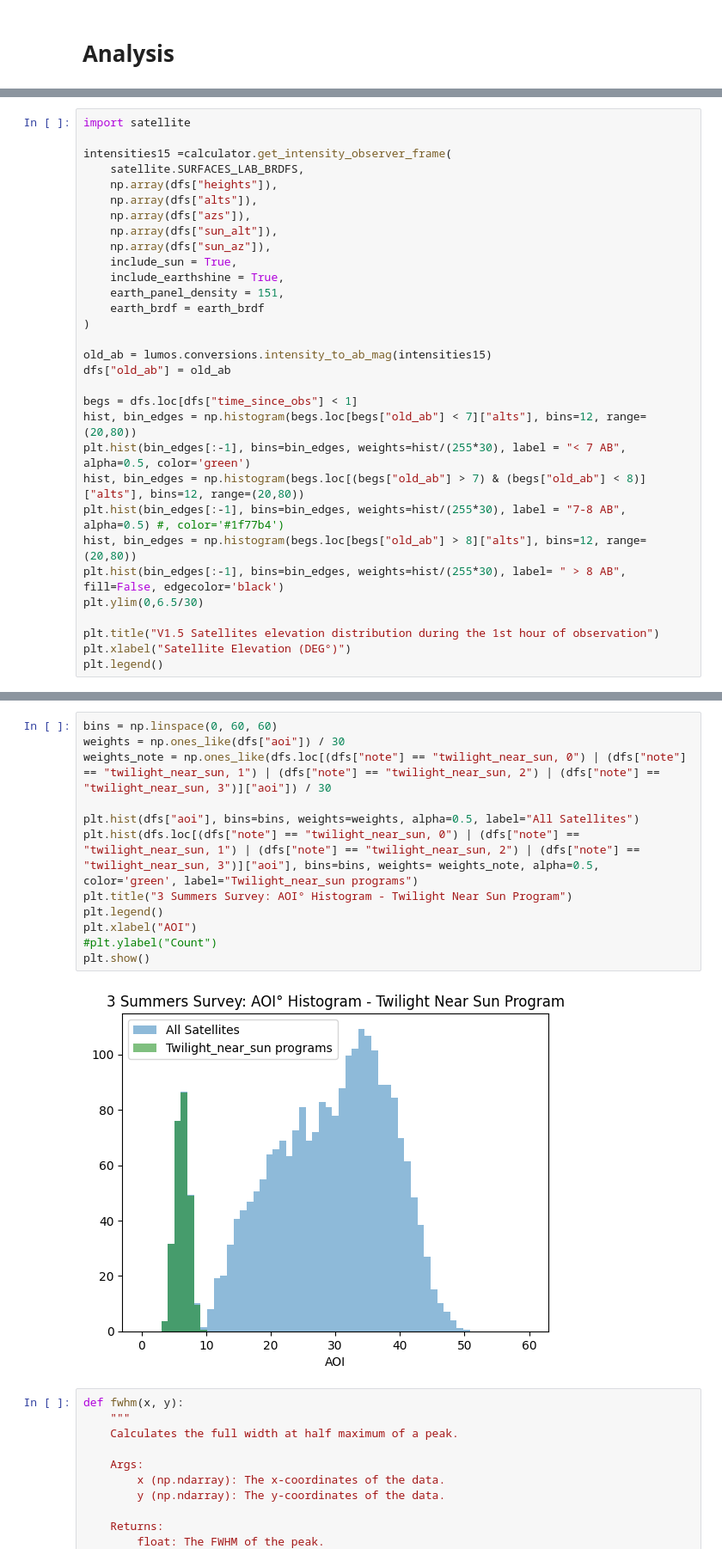
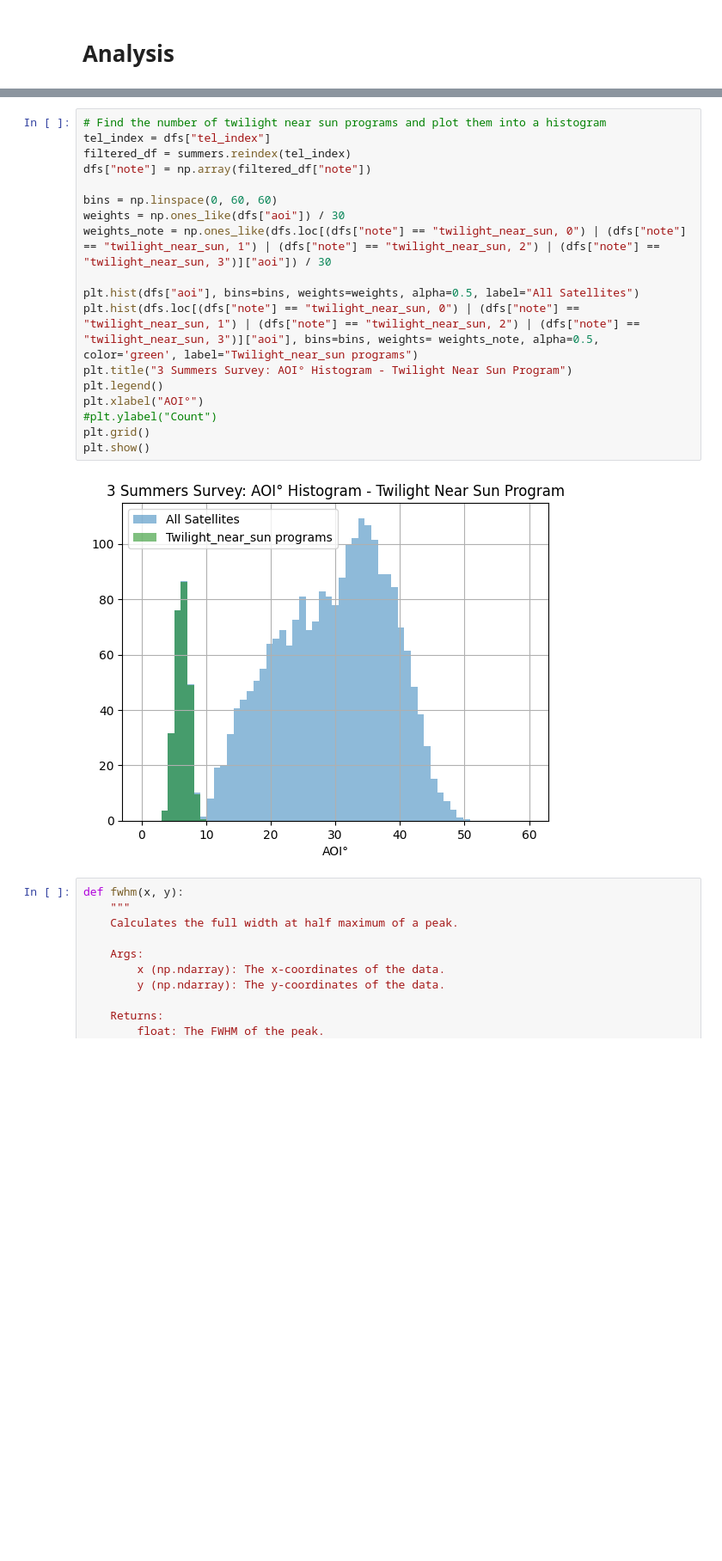
Before and after one commit to Phan-Kandula/simulated-satellite-streaks-impact, a Jupyter notebook: analysis/starlink_V2_550km.ipynb, the cells around one changed output, grey strips where cells are left out. Shown at 86% size. Cells and saved outputs as stored; diff of their text form; blank space fills up the shorter version.

```diff
--- a/analysis/starlink_V2_550km.ipynb
+++ b/analysis/starlink_V2_550km.ipynb
@@ -548,31 +615,0 @@ plt.legend()
-# %%
-import satellite
-
-intensities15 =calculator.get_intensity_observer_frame(
-    satellite.SURFACES_LAB_BRDFS,
-    np.array(dfs["heights"]),
-    np.array(dfs["alts"]),
-    np.array(dfs["azs"]),
-    np.array(dfs["sun_alt"]),
-    np.array(dfs["sun_az"]),
-    include_sun = True,
-    include_earthshine = True,
-    earth_panel_density = 151,
-    earth_brdf = earth_brdf
-)
-
-old_ab = lumos.conversions.intensity_to_ab_mag(intensities15)
-dfs["old_ab"] = old_ab
-
-begs = dfs.loc[dfs["time_since_obs"] < 1]
-hist, bin_edges = np.histogram(begs.loc[begs["old_ab"] < 7]["alts"], bins=12, range=(20,80))
-plt.hist(bin_edges[:-1], bins=bin_edges, weights=hist/(255*30), label = "< 7 AB", alpha=0.5, color='green')
-hist, bin_edges = np.histogram(begs.loc[(begs["old_ab"] > 7) & (begs["old_ab"] < 8)]["alts"], bins=12, range=(20,80))
-plt.hist(bin_edges[:-1], bins=bin_edges, weights=hist/(255*30), label = "7-8 AB", alpha=0.5) #, color='#1f77b4')
-hist, bin_edges = np.histogram(begs.loc[begs["old_ab"] > 8]["alts"], bins=12, range=(20,80))
-plt.hist(bin_edges[:-1], bins=bin_edges, weights=hist/(255*30), label= " > 8 AB", fill=False, edgecolor='black')
-plt.ylim(0,6.5/30)
-
-plt.title("V1.5 Satellites elevation distribution during the 1st hour of observation")
-plt.xlabel("Satellite Elevation (DEG°)")
-plt.legend()
@@ -610,17 +639,23 @@ dfs["note"] = np.array(filtered_df["note"])
 # %%
+# Find the number of twilight near sun programs and plot them into a histogram
+tel_index = dfs["tel_index"]
+filtered_df = summers.reindex(tel_index)
+dfs["note"] = np.array(filtered_df["note"])
+
 bins = np.linspace(0, 60, 60)
 weights = np.ones_like(dfs["aoi"]) / 30
 weights_note = np.ones_like(dfs.loc[(dfs["note"] == "twilight_near_sun, 0") | (dfs["note"] == "twilight_near_sun, 1") | (dfs["note"] == "twilight_near_sun, 2") | (dfs["note"] == "twilight_near_sun, 3")]["aoi"]) / 30
 
 plt.hist(dfs["aoi"], bins=bins, weights=weights, alpha=0.5, label="All Satellites")
 plt.hist(dfs.loc[(dfs["note"] == "twilight_near_sun, 0") | (dfs["note"] == "twilight_near_sun, 1") | (dfs["note"] == "twilight_near_sun, 2") | (dfs["note"] == "twilight_near_sun, 3")]["aoi"], bins=bins, weights= weights_note, alpha=0.5, color='green', label="Twilight_near_sun programs")
 plt.title("3 Summers Survey: AOI° Histogram - Twilight Near Sun Program")
 plt.legend()
-plt.xlabel("AOI")
+plt.xlabel("AOI°")
 #plt.ylabel("Count")
+plt.grid()
 plt.show()
 # %% [output]
-[figure, old version]
+[figure, new version]
 # %%
 def fwhm(x, y):
     """
```
Also changed, not shown: parts of 21 cells of this notebook, 6 other files.
